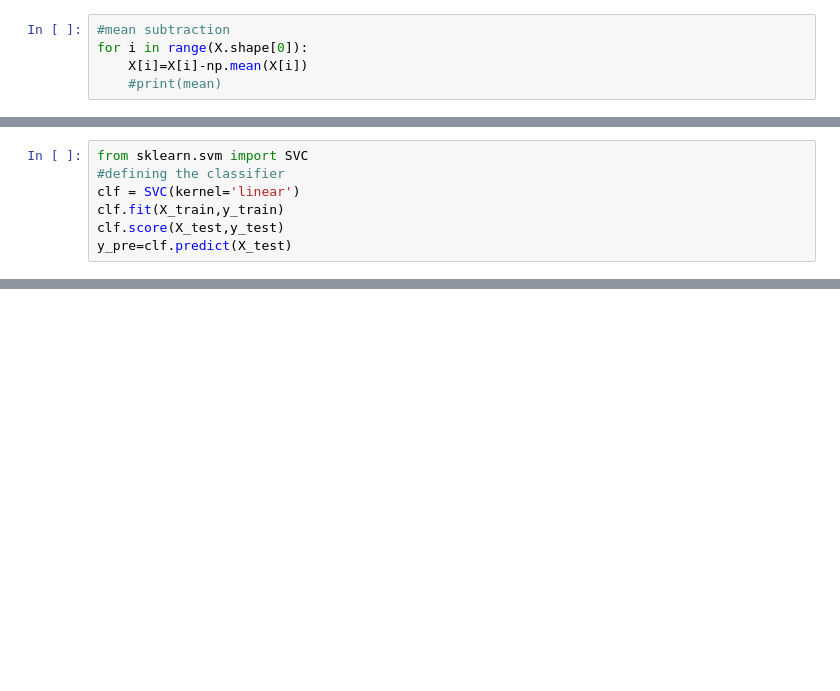
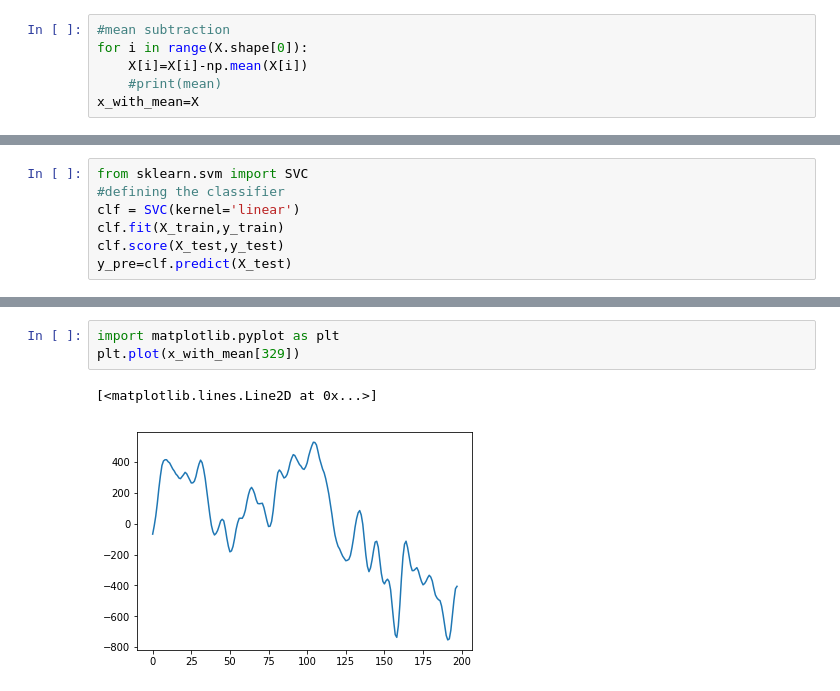
Before and after one commit to Dhawalbabbar/ML, a Jupyter notebook: Loading Artifact files .ipynb, the cells around one changed output, grey strips where cells are left out. Drawn from its saved outputs; the diff is of its cells as text; blank space fills up the shorter version.

```diff
--- a/Loading Artifact files .ipynb
+++ b/Loading Artifact files .ipynb
@@ -176,6 +177,7 @@ X.shape[0]
 for i in range(X.shape[0]):
     X[i]=X[i]-np.mean(X[i])
     #print(mean)
+x_with_mean=X
 # %% [markdown]
 # feature extraction
 # %%
@@ -282,0 +297,6 @@ knn.score(X_test,y_test)
+# %%
+import matplotlib.pyplot as plt
+plt.plot(x_with_mean[329])
+# %% [output]
+[<matplotlib.lines.Line2D at 0x...>]
+[figure, added]
```
Also changed, not shown: parts of 12 cells of this notebook, 2 other files.
